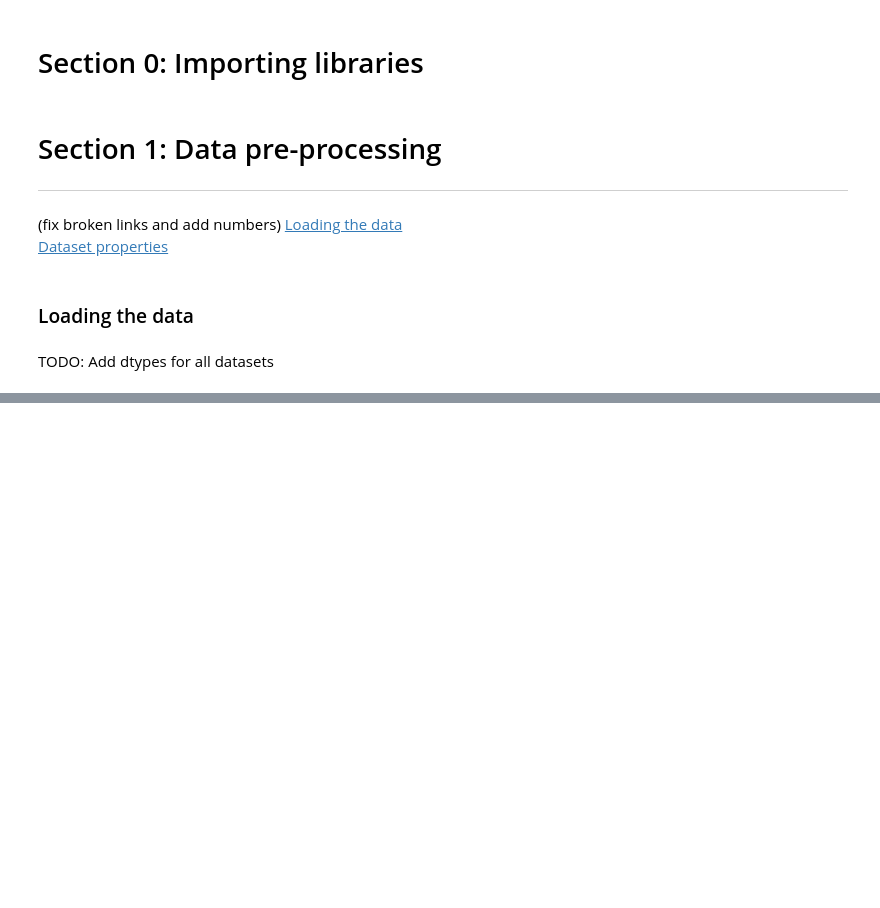
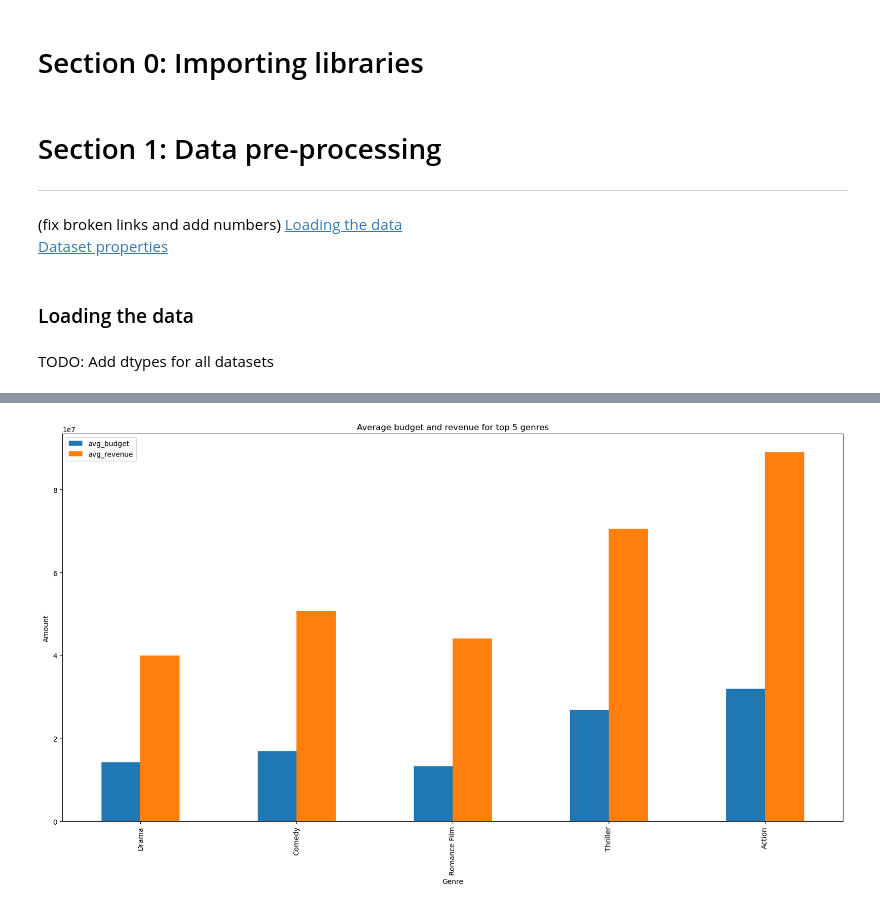
Before and after one commit to epfl-ada/ada-2023-project-fivefrenchspeakingpeoplenocap, a Jupyter notebook: loading_data.ipynb, the cells around one changed output, grey strips where cells are left out. Cells and saved outputs as stored; diff of their text form; code cells hidden in the pictures; blank space fills up the shorter version.

```diff
--- a/loading_data.ipynb
+++ b/loading_data.ipynb
@@ -123,0 +423,24 @@ Number of movies after filtering:  8401
+# %%
+from collections import Counter
+import ast
+#TODO: Check if can fix the dtype in advance to load genres as dict instead of string
+
+# transform the string of genres to a dict of genres
+movies_merged["genres_x"] = movies_merged["genres_x"].apply(lambda x: ast.literal_eval(x))
+# %%
+genre_counter = Counter(genre for genres in movies_merged["genres_x"] for genre in genres.values())
+# %%
+# budget
+top_10_genres = genre_counter.most_common(5)
+top_10_genres_budget = {}
+for genre in top_10_genres:
+    top_10_genres_budget[genre[0]] = movies_merged[movies_merged["genres_x"].apply(lambda x: genre[0] in x.values())]["budget"].mean()
+
+# revenue
+top_10_genres_revenue = {}
+for genre in top_10_genres:
+    top_10_genres_revenue[genre[0]] = movies_merged[movies_merged["genres_x"].apply(lambda x: genre[0] in x.values())]["revenue_x"].mean()
+
+top_10_genres_df = pd.DataFrame.from_dict(top_10_genres_budget, orient="index", columns=["avg_budget"])
+top_10_genres_df["avg_revenue"] = top_10_genres_revenue.values()
+top_10_genres_df
@@ -123,0 +454,9 @@ Number of movies after filtering:  8401
+# %%
+# plot the average budget and revenue per genre
+top_10_genres_df.plot.bar(figsize=(20, 10))
+plt.title("Average budget and revenue for top 5 genres")
+plt.xlabel("Genre")
+plt.ylabel("Amount")
+plt.show()
+# %% [output]
+[figure, added]
```
Also changed, not shown: parts of 56 cells of this notebook.
